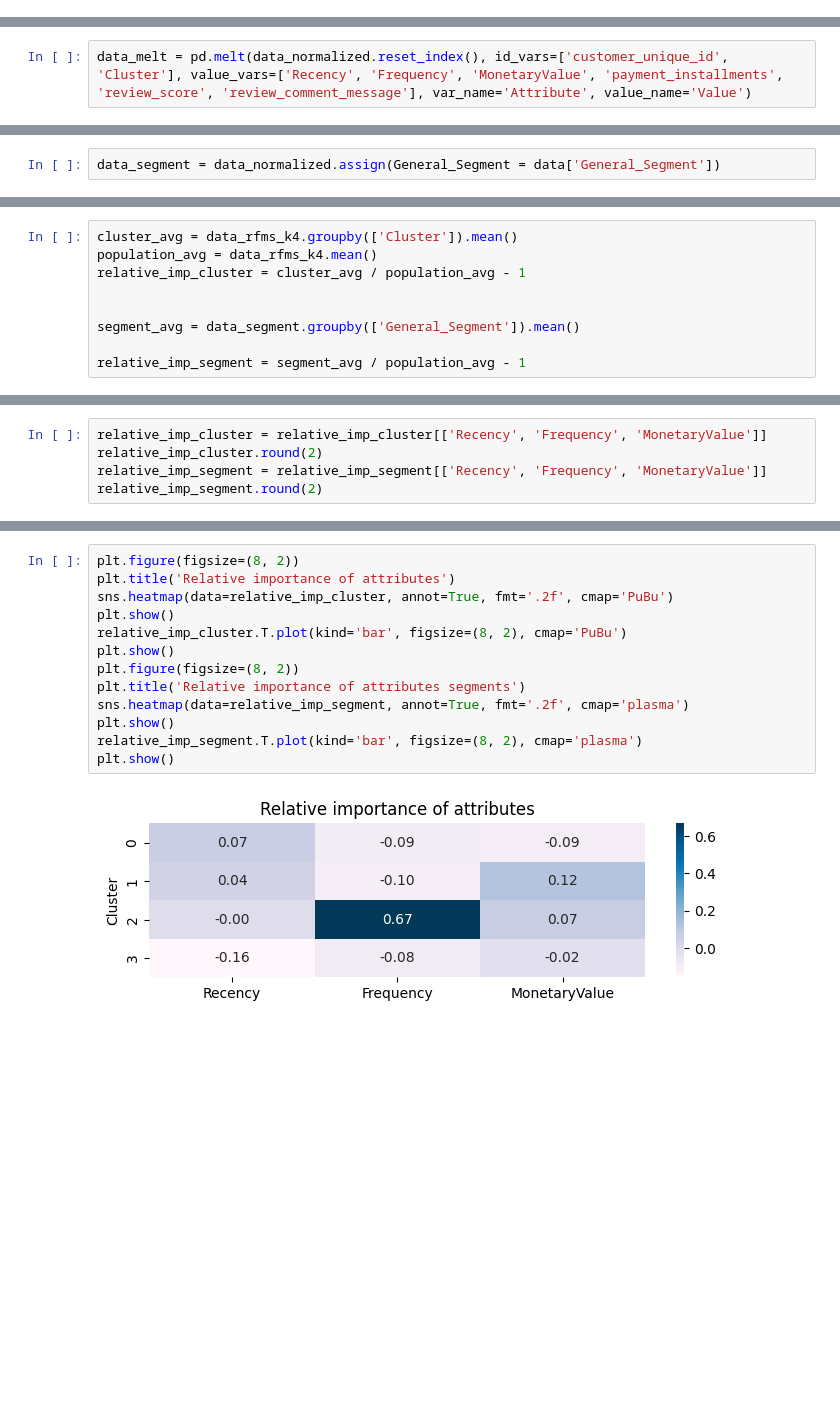
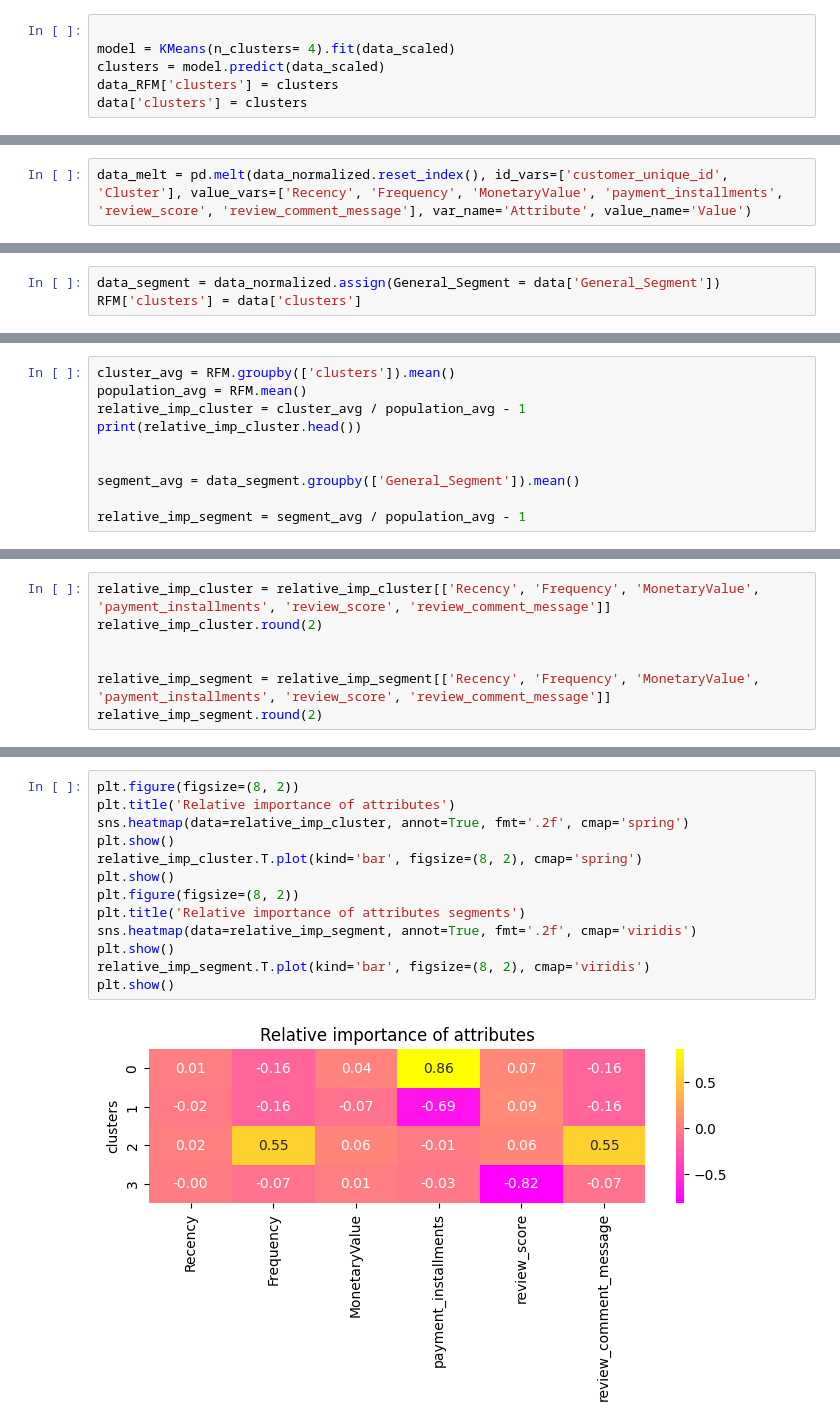
Before and after one commit to edieski/eclient_segmentation, a Jupyter notebook: data_segmentation.ipynb, the cells around one changed output, grey strips where cells are left out. Drawn from its saved outputs; the diff is of its cells as text; blank space fills up the shorter version.

```diff
--- a/data_segmentation.ipynb
+++ b/data_segmentation.ipynb
@@ -420,0 +538,6 @@ data.groupby('clusters').agg({'Recency': 'mean', 'Frequency': 'mean', 'MonetaryV
+# %%
+
+model = KMeans(n_clusters= 4).fit(data_scaled)
+clusters = model.predict(data_scaled)
+data_RFM['clusters'] = clusters
+data['clusters'] = clusters
@@ -482,2 +616,3 @@ sns.lineplot(x="Attribute", y="Value", hue='General_Segment', data=data_melt_rfm
 # %%
 data_segment = data_normalized.assign(General_Segment = data['General_Segment'])
+RFM['clusters'] = data['clusters']
@@ -484,7 +624,8 @@ data_segment = data_normalized.assign(General_Segment = data['General_Segment'])
 # %%
-cluster_avg = data_rfms_k4.groupby(['Cluster']).mean()
-population_avg = data_rfms_k4.mean()
+cluster_avg = RFM.groupby(['clusters']).mean()
+population_avg = RFM.mean()
 relative_imp_cluster = cluster_avg / population_avg - 1
+print(relative_imp_cluster.head())
 
 
 segment_avg = data_segment.groupby(['General_Segment']).mean()
@@ -493,6 +648,8 @@ relative_imp_segment = segment_avg / population_avg - 1
 # %%
-relative_imp_cluster = relative_imp_cluster[['Recency', 'Frequency', 'MonetaryValue']]
+relative_imp_cluster = relative_imp_cluster[['Recency', 'Frequency', 'MonetaryValue', 'payment_installments', 'review_score', 'review_comment_message']]
 relative_imp_cluster.round(2)
-relative_imp_segment = relative_imp_segment[['Recency', 'Frequency', 'MonetaryValue']]
+
+
+relative_imp_segment = relative_imp_segment[['Recency', 'Frequency', 'MonetaryValue', 'payment_installments', 'review_score', 'review_comment_message']]
 relative_imp_segment.round(2)
 # %% [output]
@@ -504,15 +661,15 @@ relative_imp_segment.round(2)
 # %%
 plt.figure(figsize=(8, 2))
 plt.title('Relative importance of attributes')
-sns.heatmap(data=relative_imp_cluster, annot=True, fmt='.2f', cmap='PuBu')
+sns.heatmap(data=relative_imp_cluster, annot=True, fmt='.2f', cmap='spring')
 plt.show()
-relative_imp_cluster.T.plot(kind='bar', figsize=(8, 2), cmap='PuBu')
+relative_imp_cluster.T.plot(kind='bar', figsize=(8, 2), cmap='spring')
 plt.show()
 plt.figure(figsize=(8, 2))
 plt.title('Relative importance of attributes segments')
-sns.heatmap(data=relative_imp_segment, annot=True, fmt='.2f', cmap='plasma')
+sns.heatmap(data=relative_imp_segment, annot=True, fmt='.2f', cmap='viridis')
 plt.show()
-relative_imp_segment.T.plot(kind='bar', figsize=(8, 2), cmap='plasma')
+relative_imp_segment.T.plot(kind='bar', figsize=(8, 2), cmap='viridis')
 plt.show()
 # %% [output]
-[figure, old version]
+[figure, new version]
```
Also changed, not shown: parts of 28 cells of this notebook, 1 other file.
